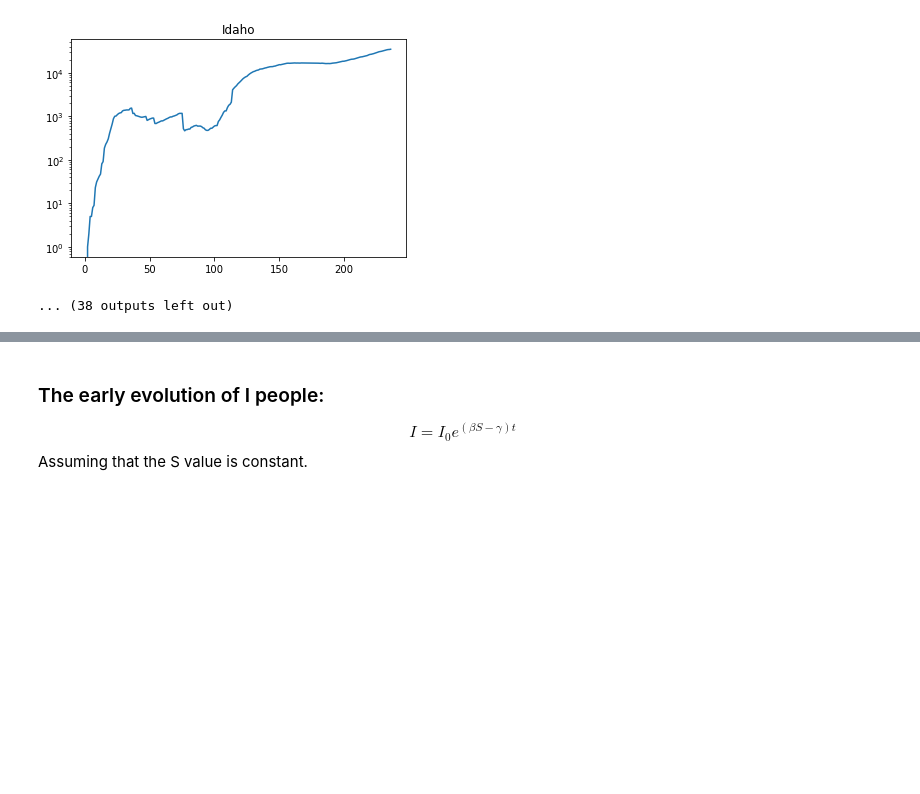
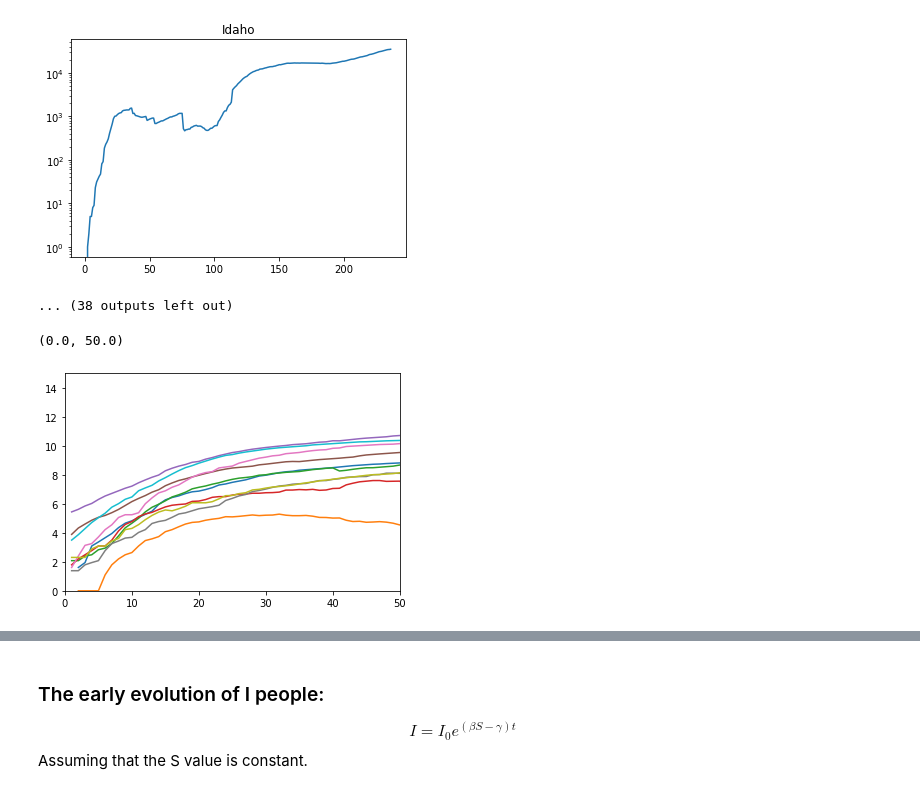
Before and after one commit to ParimahSafarian/Inequality-and-COVID-19, a Jupyter notebook: DataProcess-Copy1.ipynb, the cells around one changed output, grey strips where cells are left out. Saved outputs shown, nothing was run; the diff lists cells and outputs as text; code cells hidden in the pictures; blank space fills up the shorter version.

```diff
--- a/DataProcess-Copy1.ipynb
+++ b/DataProcess-Copy1.ipynb
@@ -42,6 +42,7 @@ Unnamed: 0    Alaska
 2-Nov           9425
 Name: 1, Length: 237, dtype: object
 # %%
+i = 1
 type(cases.loc[i][1:])
 # %% [output]
 pandas.core.series.Series
@@ -64,3 +65,18 @@ for i in range(states):
 [figure]
 [figure]
 ... (38 outputs left out)
+# %%
+j = 0 #state number
+
+for j in range(0, 10):
+#     print(cases.loc[j][1:4])
+    y =  np.log([cases.loc[j][i] for i in range(1, days) if cases.loc[j][i] != 0])
+    x = range(np.where(cases.loc[j][1:] !=0)[0][0]+1, days)
+#     print(x[:40])
+    plt.plot(x, y)
+
+plt.ylim(0, 15)
+plt.xlim(0, 50)
+# %% [output]
+(0.0, 50.0)
+[figure, added]
```
Also changed, not shown: parts of 1 cell of this notebook.
